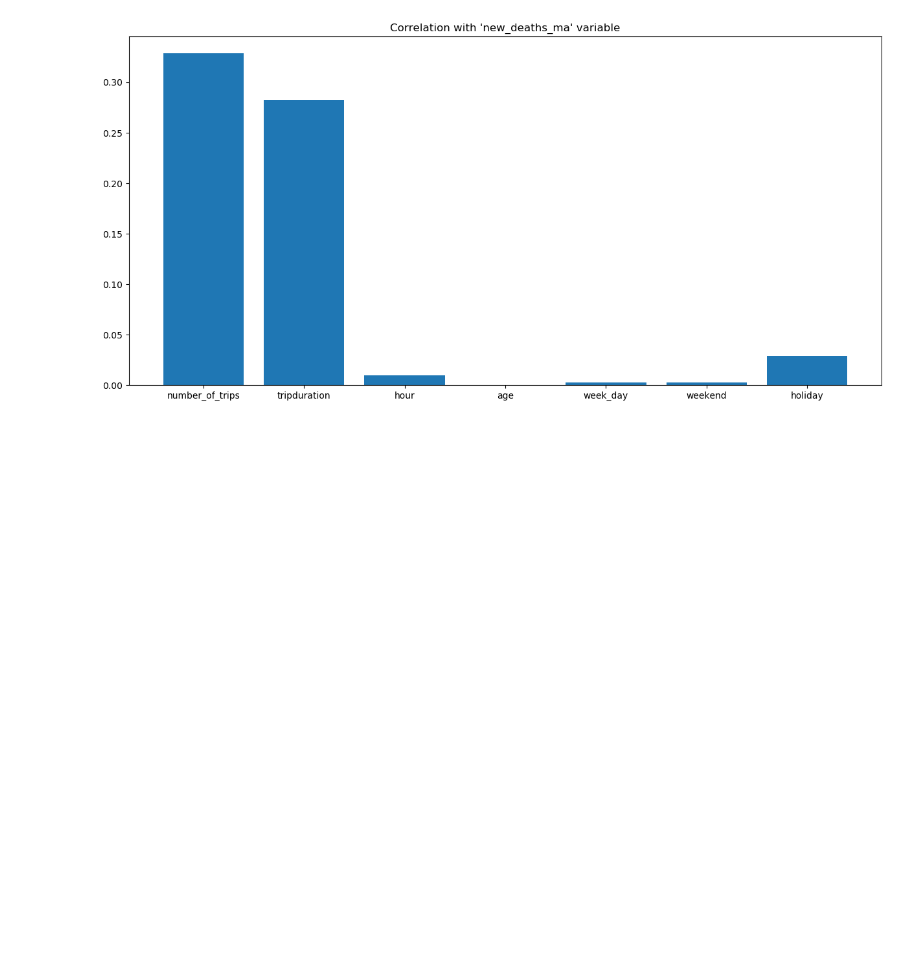
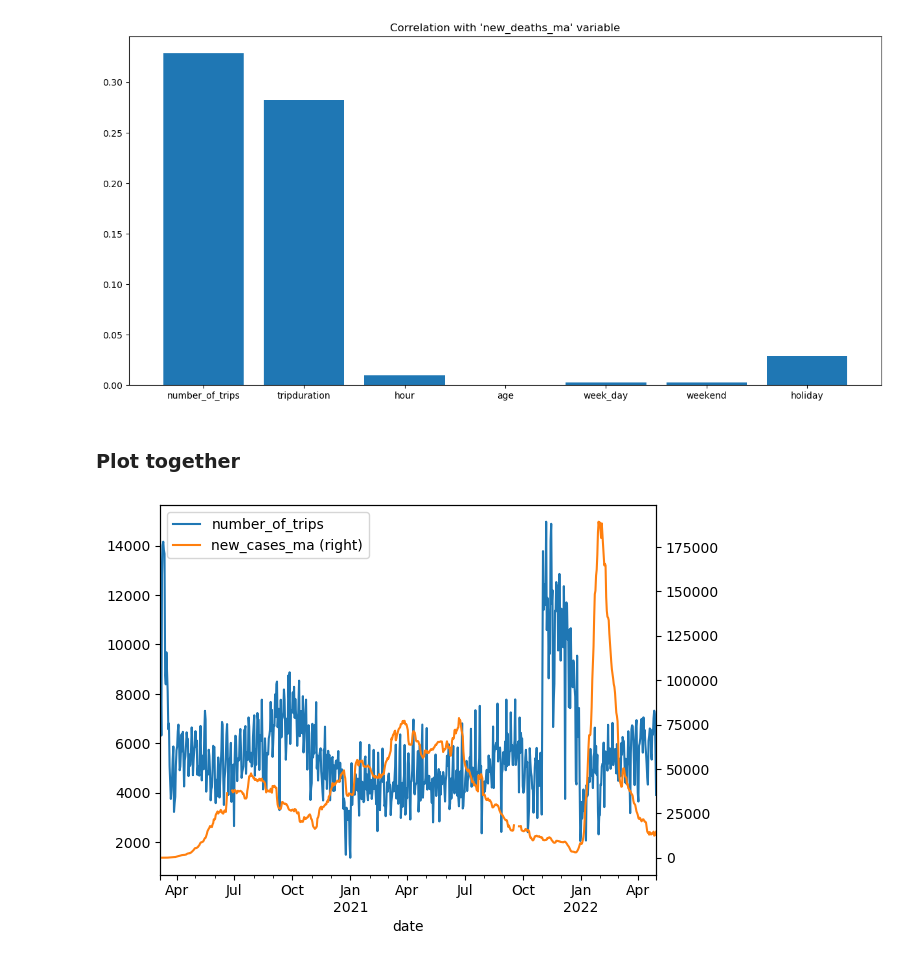
Before and after one commit to anayflima/bss-analysis, a Jupyter notebook: data_analysis/covid_trips_correlation.ipynb, the cells around one changed output. Saved outputs shown, nothing was run; the diff lists cells and outputs as text; code cells hidden in the pictures; blank space fills up the shorter version.

Commit message:
feat: Plot some variables together with COVID data

```diff
--- a/data_analysis/covid_trips_correlation.ipynb
+++ b/data_analysis/covid_trips_correlation.ipynb
@@ -157,3 +157,15 @@ correlation_with_variable = plot_target_variable_correlation(trips_and_covid,
 correlation_with_variable
 # %% [output]
 [figure]
+# %% [markdown]
+### Plot together
+# %%
+def plot_variable_and_covid_together(variable, covid_variable):
+    trips_and_covid_plot = trips_and_covid.filter([variable, covid_variable])
+    trips_and_covid_plot.plot(secondary_y = covid_variable)
+# %%
+variable = 'number_of_trips'
+covid_variable = 'new_cases_ma'
+plot_variable_and_covid_together(variable, covid_variable)
+# %% [output]
+[figure, added]
```
Also changed, not shown: parts of 1 cell of this notebook.
